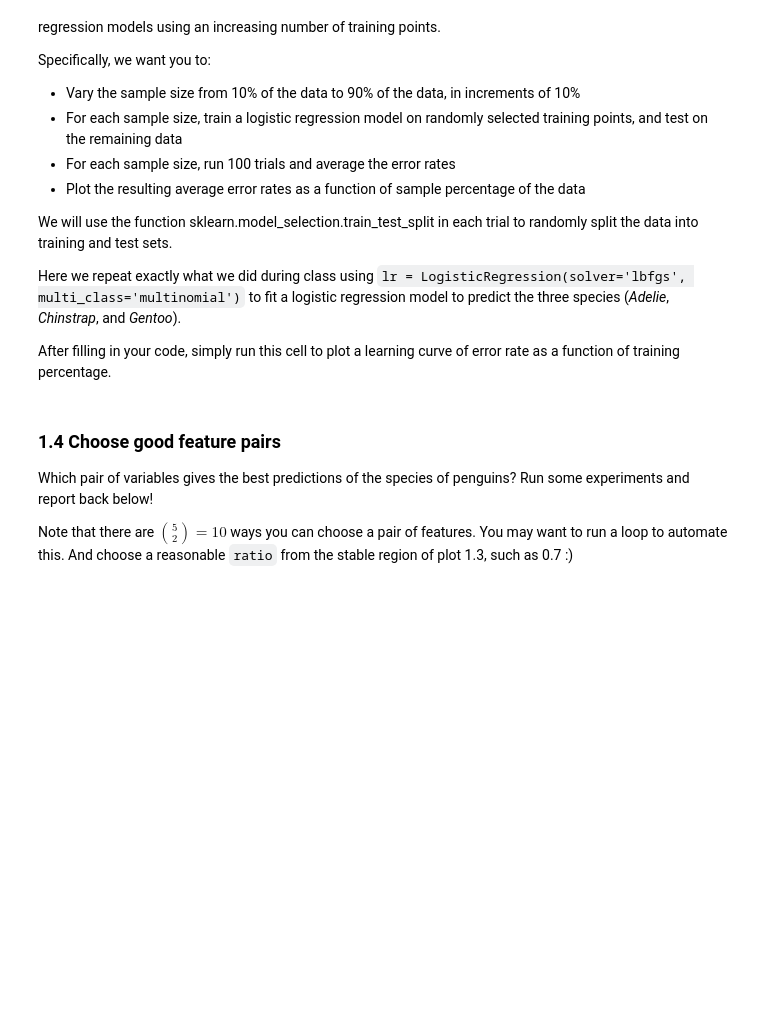
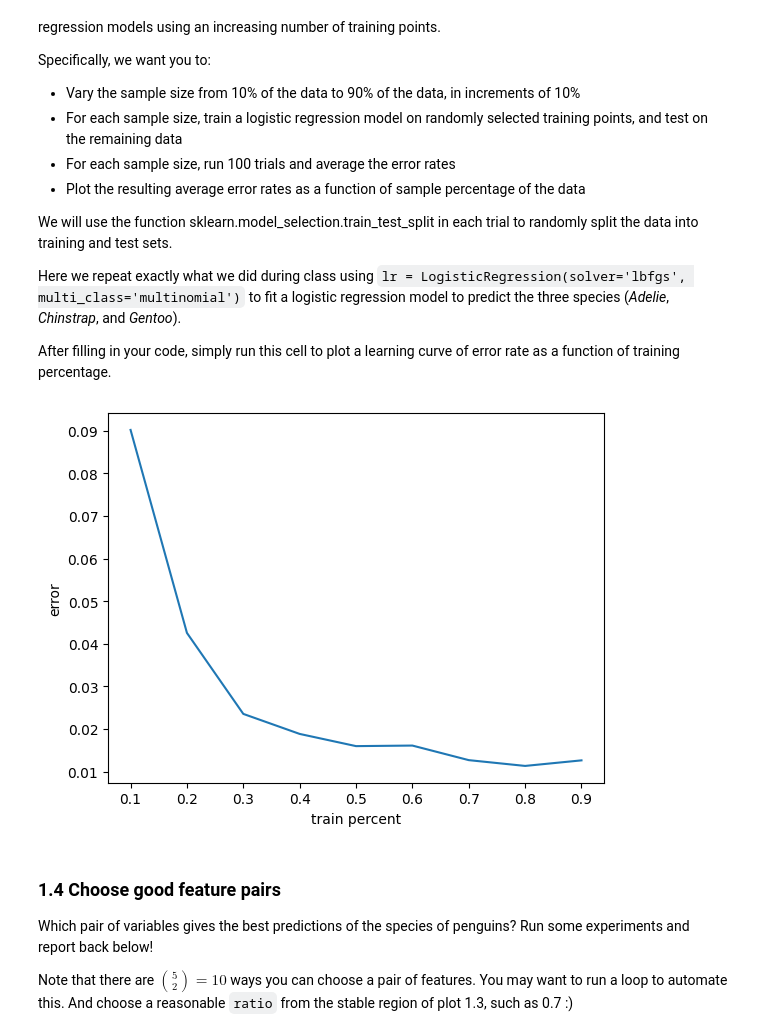
Before and after one commit to luissullon/IML26, a Jupyter notebook: assignments/assn2/assn2.ipynb, the cells around one changed output. Drawn from its saved outputs; the diff is of its cells as text; code cells hidden in the pictures; blank space fills up the shorter version.

```diff
--- a/assignments/assn2/assn2.ipynb
+++ b/assignments/assn2/assn2.ipynb
@@ -116,3 +214,7 @@ Next, standardize the data, so that each column of `X` has
 mean zero and standard deviation one. Note that after you have done this transformation, `X` should still be a `pandas.DataFrame`. Then, briefly explain why it is important to standardize the variables in the logistic regression models that you will train below.
 # %%
 # Your code here
+X = ((X-X.mean()) / X.std())
+X
+print(X.mean())
+print(X.std())
@@ -143,33 +256,47 @@ trials = 100
 train_percent = np.linspace(.1, .9, 9)
 
 # For each training set percentage, create train/test split accordingly
 # and run logistic regression 100 times and calculate the average error rate
 
 """
 function input:
   X: data
   y: label
   ratio: train data percentage
   trails: number of trails to run
 
 function return:
   the average error rate with this train data percentage
 """
 
 def get_err_rate(X, y, ratio, trials):
     # todo:
     # your code starts here
     # your code ends here
+  errs = []
+  for _ in range(trials):
+      X_train, X_test, y_train, y_test = train_test_split(
+            X, y,
+            train_size=ratio,
+            random_state =None #stratify=y
+        )
+      lr.fit(X_train, y_train)
+      y_pred = lr.predict(X_test)
+      this_err = np.mean(y_pred != y_test)
+      errs.append(this_err)
+  return np.mean(errs)
 
 # Use get_err_rate to find the error rate for respective split size
 for p in train_percent:
     lr_error_rate.append(get_err_rate(X, y, p, trials))
 
 
 plt.plot(train_percent, lr_error_rate)
 plt.xlabel('train percent')
 plt.ylabel('error')
 plt.show()
+# %% [output]
+[figure, added]
 # %% [markdown]
 ### 1.4 Choose good feature pairs
 
```
Also changed, not shown: parts of 27 cells of this notebook.
